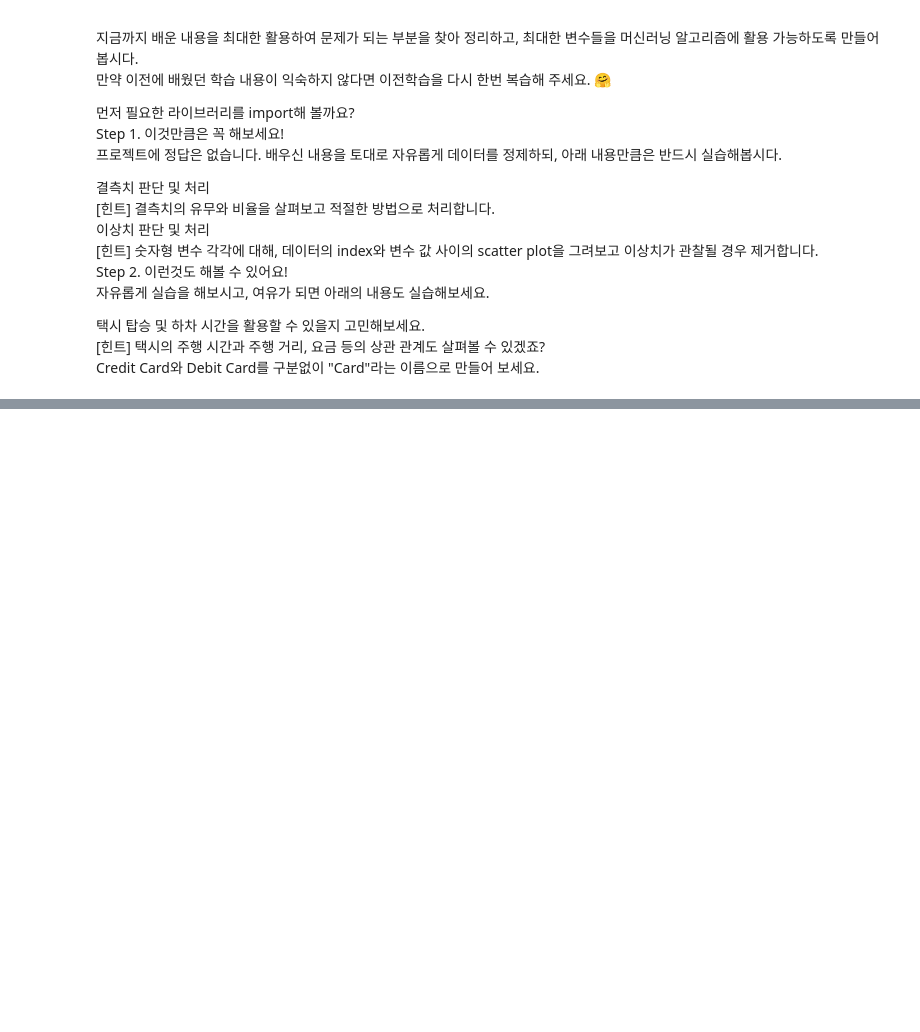
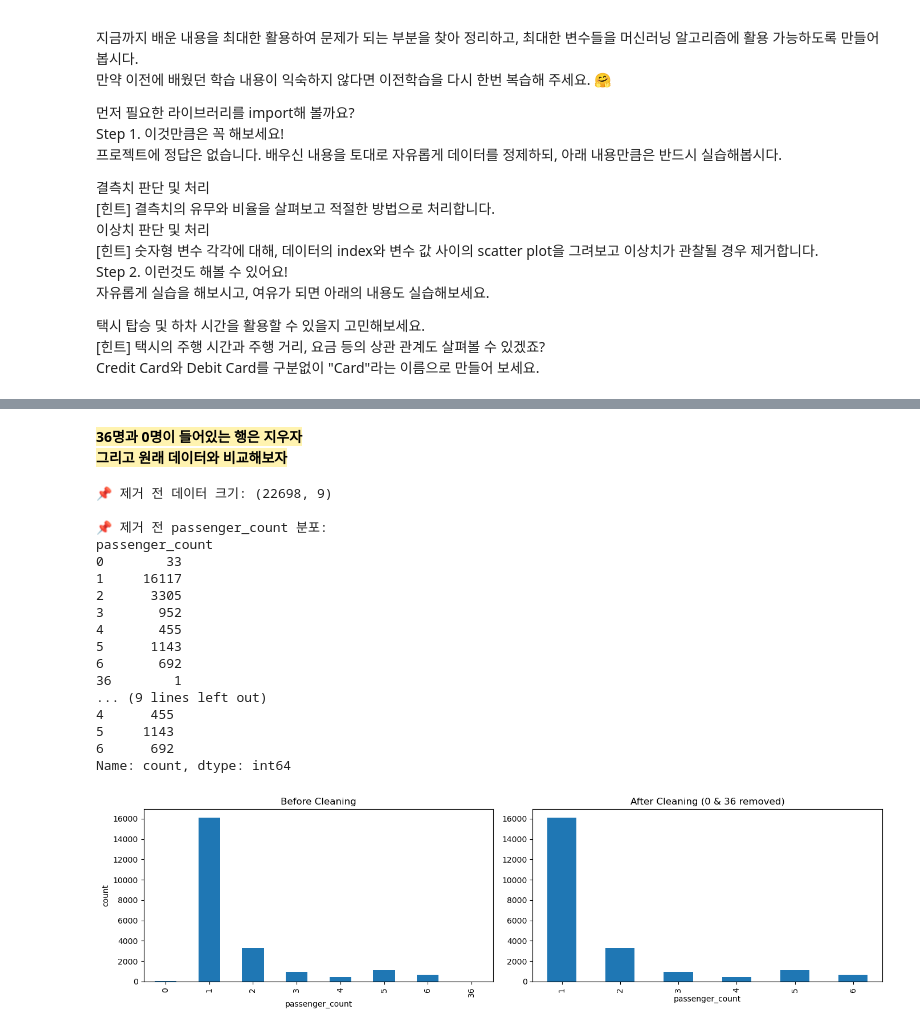
Before and after one commit to jojos0501/da5, a Jupyter notebook: 0204_데이터전처리와시각화/data cleaning_project_jsk.ipynb, the cells around one changed output, grey strips where cells are left out. Drawn from its saved outputs; the diff is of its cells as text; code cells hidden in the pictures; blank space fills up the shorter version.

```diff
--- a/0204_데이터전처리와시각화/data cleaning_project_jsk.ipynb
+++ b/0204_데이터전처리와시각화/data cleaning_project_jsk.ipynb
@@ -1223,0 +321,68 @@ Name: buy_before, Length: 881, dtype: int64
+# %% [markdown]
+<span style="background-color:#FFF3B0; color:#000; font-weight:bold;">
+36명과 0명이 들어있는 행은 지우자 <br>
+그리고 원래 데이터와 비교해보자</span>
+# %%
+# 2) (분석 기준 통일) fare_amount 결측치 제거
+df_raw = df_raw.dropna(subset=["fare_amount"])
+
+# -----------------------------
+# 제거 전: 데이터 상태 확인
+# -----------------------------
+print("📌 제거 전 데이터 크기:", df_raw.shape)
+
+print("\n📌 제거 전 passenger_count 분포:")
+before_counts = df_raw["passenger_count"].value_counts().sort_index()
+print(before_counts)
+
+# -----------------------------
+# 제거: passenger_count = 0, 36 제거
+# -----------------------------
+df_clean = df_raw[(df_raw["passenger_count"] != 0) & (df_raw["passenger_count"] != 36)]
+
+# -----------------------------
+# 제거 후: 데이터 상태 확인
+# -----------------------------
+print("\n📌 제거 후 데이터 크기:", df_clean.shape)
+
+print("\n📌 제거 후 passenger_count 분포:")
+after_counts = df_clean["passenger_count"].value_counts().sort_index()
+print(after_counts)
+
+# -----------------------------
+# 전/후 시각화 비교 (막대그래프 2개)
+# -----------------------------
+fig, axes = plt.subplots(1, 2, figsize=(14, 4))
+
+# 제거 전 그래프
+before_counts.plot(kind="bar", ax=axes[0])
+axes[0].set_title("Before Cleaning")
+axes[0].set_xlabel("passenger_count")
+axes[0].set_ylabel("count")
+
+# 제거 후 그래프
+after_counts.plot(kind="bar", ax=axes[1])
+axes[1].set_title("After Cleaning (0 & 36 removed)")
+axes[1].set_xlabel("passenger_count")
+
+plt.tight_layout()
+plt.show()
+# %% [output]
+📌 제거 전 데이터 크기: (22698, 9)
+
+📌 제거 전 passenger_count 분포:
+passenger_count
+0        33
+1     16117
+2      3305
+3       952
+4       455
+5      1143
+6       692
+36        1
+... (9 lines left out)
+4      455
+5     1143
+6      692
+Name: count, dtype: int64
+[figure, added]
```
Also changed, not shown: parts of 161 cells of this notebook.
